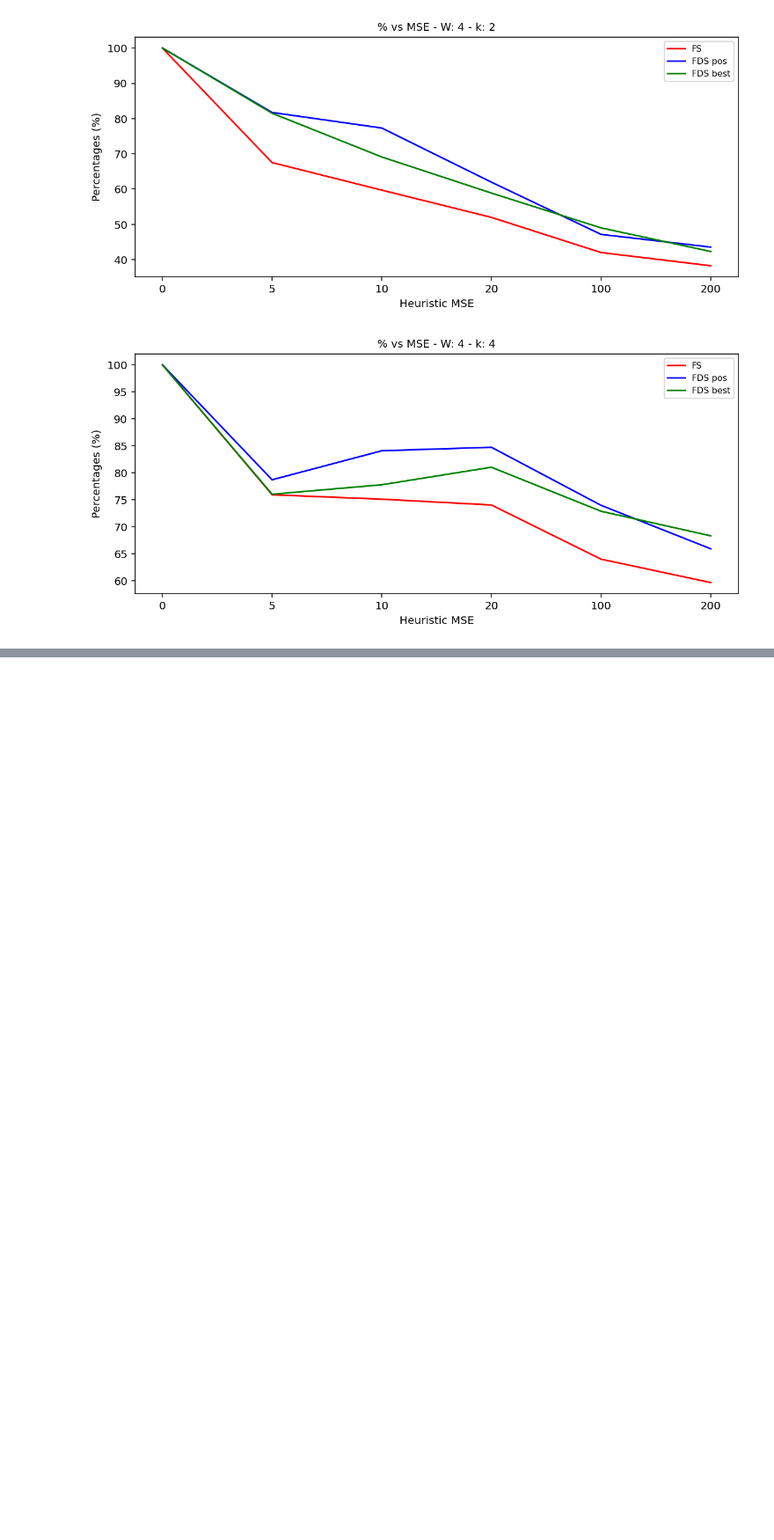
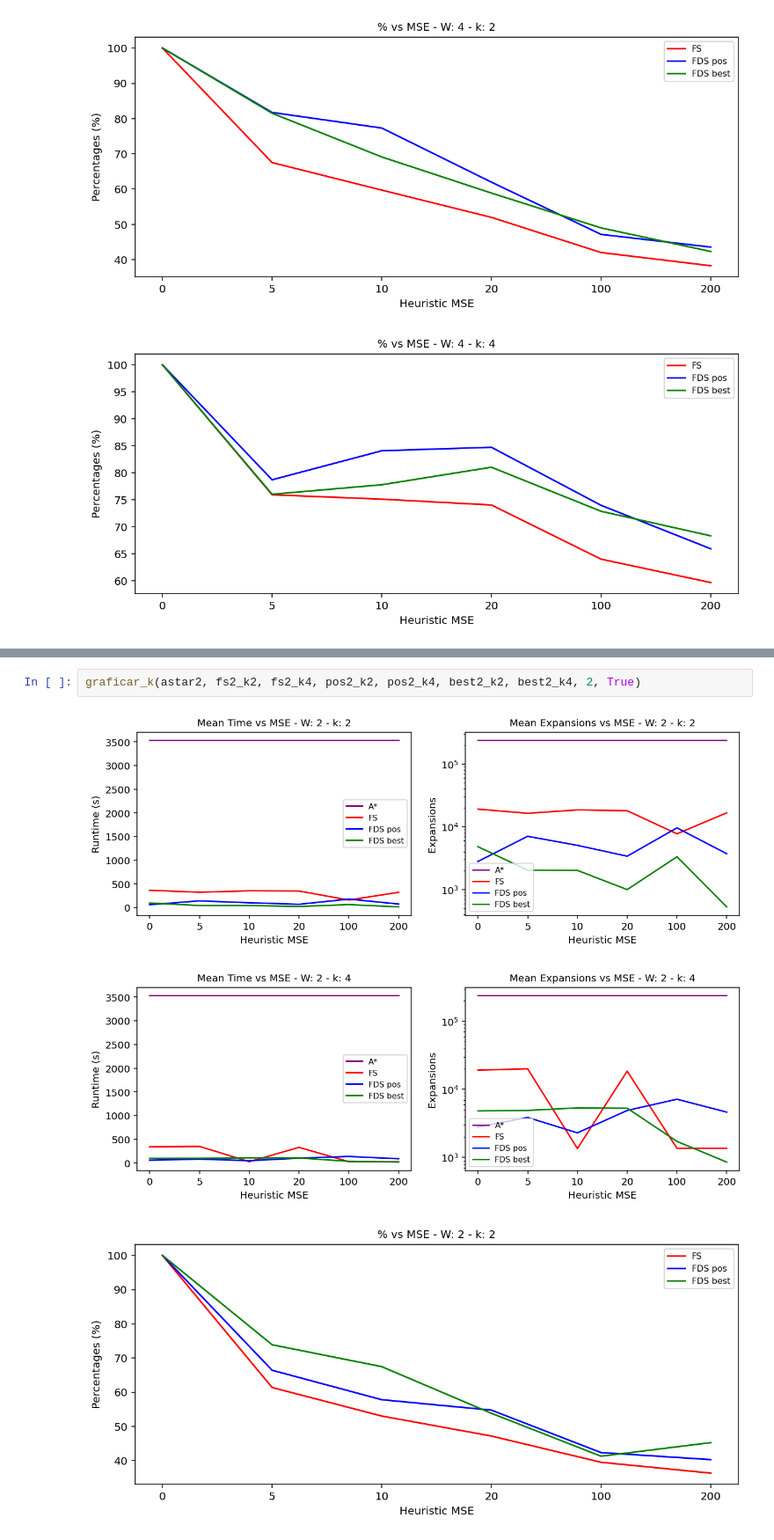
Before and after one commit to anais-mv/ipre-anais, a Jupyter notebook: gráficos nuevo.ipynb, the cells around one changed output, grey strips where cells are left out. Shown at 88% size. Cells and saved outputs as stored; diff of their text form; blank space fills up the shorter version.

```diff
--- a/gráficos nuevo.ipynb
+++ b/gráficos nuevo.ipynb
@@ -116,0 +134,6 @@ graficar_k(astar1, fs1_k2, fs1_k4, pos1_k2, pos1_k4, best1_k2, best1_k4, 4, True
+# %%
+graficar_k(astar2, fs2_k2, fs2_k4, pos2_k2, pos2_k4, best2_k2, best2_k4, 2, True)
+# %% [output]
+[figure, added]
+[figure, added]
+[figure, added]
```
Also changed, not shown: parts of 5 cells of this notebook, 7 other files.
